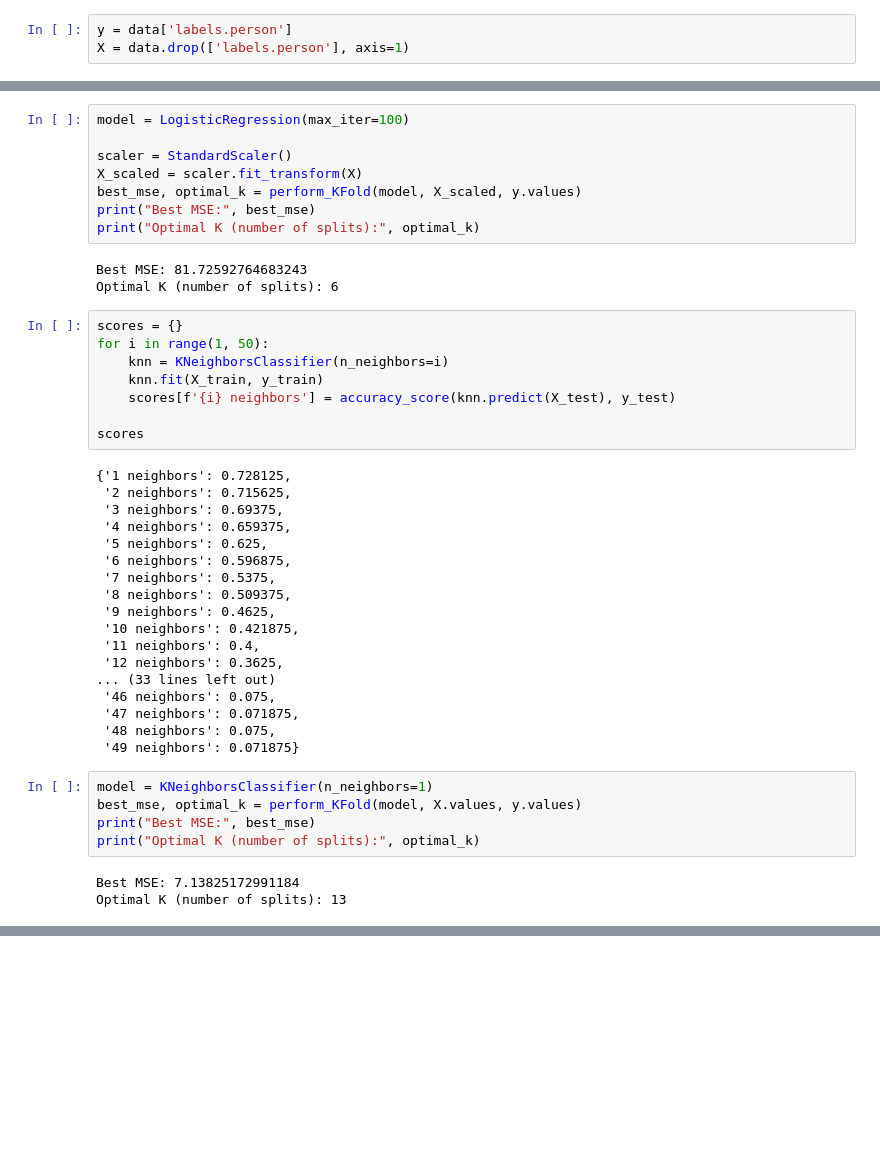
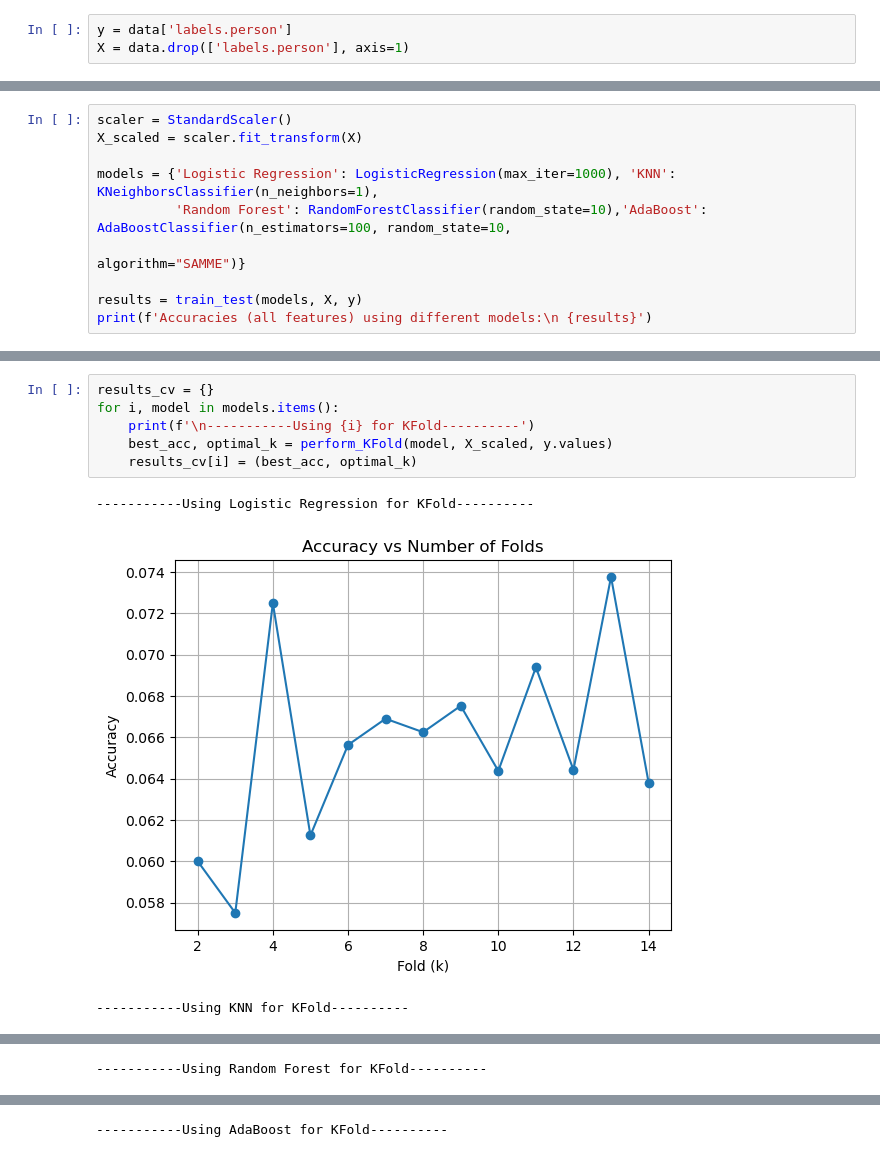
Before and after one commit to wolstone/CMSE381-Project, a Jupyter notebook: temp.ipynb, the cells around one changed output, grey strips where cells are left out. Drawn from its saved outputs; the diff is of its cells as text; blank space fills up the shorter version.

```diff
--- a/temp.ipynb
+++ b/temp.ipynb
@@ -135,0 +108,10 @@ Please also refer to the documentation for alternative solver options:
+# %%
+scaler = StandardScaler()
+X_scaled = scaler.fit_transform(X)
+
+models = {'Logistic Regression': LogisticRegression(max_iter=1000), 'KNN': KNeighborsClassifier(n_neighbors=1),
+          'Random Forest': RandomForestClassifier(random_state=10),'AdaBoost': AdaBoostClassifier(n_estimators=100, random_state=10,
+                                                                                                 algorithm="SAMME")}
+
+results = train_test(models, X, y)
+print(f'Accuracies (all features) using different models:\n {results}')
@@ -177,45 +155,10 @@ def perform_KFold(model, X_values, y_values):
-# %%
-model = LogisticRegression(max_iter=100)
-
-scaler = StandardScaler()
-X_scaled = scaler.fit_transform(X)
-best_mse, optimal_k = perform_KFold(model, X_scaled, y.values)
-print("Best MSE:", best_mse)
-print("Optimal K (number of splits):", optimal_k)
-# %% [output]
-Best MSE: 81.72592764683243
-Optimal K (number of splits): 6
-# %%
-scores = {}
-for i in range(1, 50):
-    knn = KNeighborsClassifier(n_neighbors=i)
-    knn.fit(X_train, y_train)
-    scores[f'{i} neighbors'] = accuracy_score(knn.predict(X_test), y_test)
-
-scores
-# %% [output]
-{'1 neighbors': 0.728125,
- '2 neighbors': 0.715625,
- '3 neighbors': 0.69375,
- '4 neighbors': 0.659375,
- '5 neighbors': 0.625,
- '6 neighbors': 0.596875,
- '7 neighbors': 0.5375,
- '8 neighbors': 0.509375,
- '9 neighbors': 0.4625,
- '10 neighbors': 0.421875,
- '11 neighbors': 0.4,
- '12 neighbors': 0.3625,
-... (33 lines left out)
- '46 neighbors': 0.075,
- '47 neighbors': 0.071875,
- '48 neighbors': 0.075,
- '49 neighbors': 0.071875}
-# %%
-model = KNeighborsClassifier(n_neighbors=1)
-best_mse, optimal_k = perform_KFold(model, X.values, y.values)
-print("Best MSE:", best_mse)
-print("Optimal K (number of splits):", optimal_k)
-# %% [output]
-Best MSE: 7.13825172991184
-Optimal K (number of splits): 13
+# %%
+results_cv = {}
+for i, model in models.items():
+    print(f'\n-----------Using {i} for KFold----------')
+    best_acc, optimal_k = perform_KFold(model, X_scaled, y.values)
+    results_cv[i] = (best_acc, optimal_k)
+# %% [output]
+-----------Using Logistic Regression for KFold----------
+[figure, added]
+-----------Using KNN for KFold----------
@@ -221,0 +166 @@ Optimal K (number of splits): 13
+-----------Using Random Forest for KFold----------
@@ -221,0 +168 @@ Optimal K (number of splits): 13
+-----------Using AdaBoost for KFold----------
```
Also changed, not shown: parts of 19 cells of this notebook.
